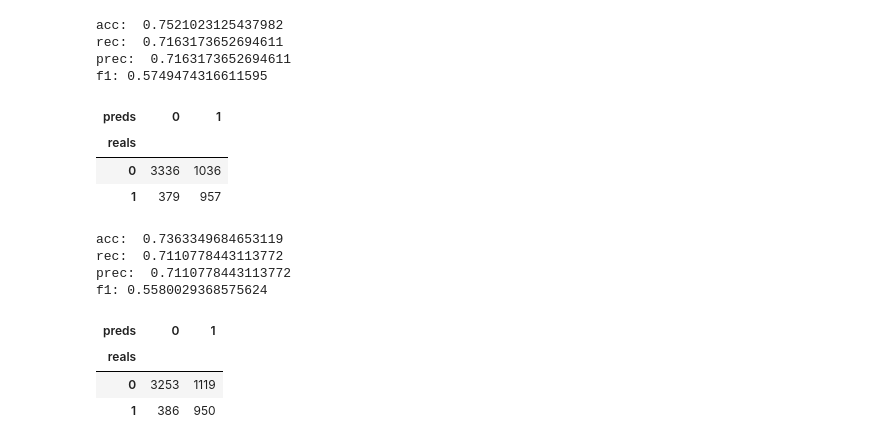
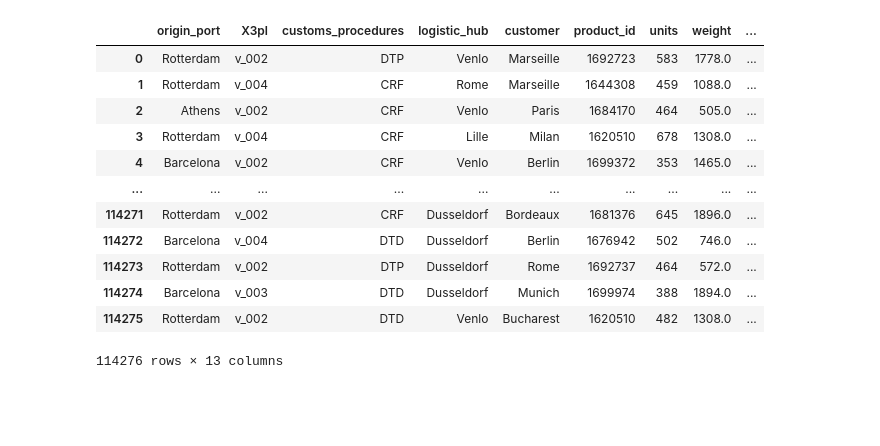
Before and after one commit to waze96/SupplyChainResilience-Datathon-2022-UPC, a Jupyter notebook: Models/ML_models.ipynb, the cells around one changed output. Cells and saved outputs as stored; diff of their text form; code cells hidden in the pictures; blank space fills up the shorter version.

```diff
--- a/Models/ML_models.ipynb
+++ b/Models/ML_models.ipynb
@@ -79,24 +0,0 @@ resultats1={}
-# %%
-resultats1['RandomForestClassifier']=classificacio(GradientBoostingClassifier())
-pd.crosstab(resultats1['RandomForestClassifier'][0],resultats1['RandomForestClassifier'][1])
-# %% [output]
-acc:  0.7521023125437982
-rec:  0.7163173652694611
-prec:  0.7163173652694611
-f1: 0.5749474316611595
-| preds | 0 | 1 |
-| reals |  |  |
-| 0 | 3336 | 1036 |
-| 1 | 379 | 957 |
-# %%
-resultats1['AdaBoostClassifier']=classificacio(AdaBoostClassifier())
-pd.crosstab(resultats1['AdaBoostClassifier'][0],resultats1['AdaBoostClassifier'][1])
-# %% [output]
-acc:  0.7363349684653119
-rec:  0.7110778443113772
-prec:  0.7110778443113772
-f1: 0.5580029368575624
-| preds | 0 | 1 |
-| reals |  |  |
-| 0 | 3253 | 1119 |
-| 1 | 386 | 950 |
@@ -108,0 +6,17 @@ results_final_kaggle['late_order'] = results_kaggle
+# %%
+df = pd.read_csv('../JOINED_DATA/df_joined.csv')
+df.drop(['order_id'],axis=1)
+# %% [output]
+|  | origin_port | X3pl | customs_procedures | logistic_hub | customer | product_id | units | weight | ... |
+| 0 | Rotterdam | v_002 | DTP | Venlo | Marseille | 1692723 | 583 | 1778.0 | ... |
+| 1 | Rotterdam | v_004 | CRF | Rome | Marseille | 1644308 | 459 | 1088.0 | ... |
+| 2 | Athens | v_002 | CRF | Venlo | Paris | 1684170 | 464 | 505.0 | ... |
+| 3 | Rotterdam | v_004 | CRF | Lille | Milan | 1620510 | 678 | 1308.0 | ... |
+| 4 | Barcelona | v_002 | CRF | Venlo | Berlin | 1699372 | 353 | 1465.0 | ... |
+| ... | ... | ... | ... | ... | ... | ... | ... | ... | ... |
+| 114271 | Rotterdam | v_002 | CRF | Dusseldorf | Bordeaux | 1681376 | 645 | 1896.0 | ... |
+| 114272 | Barcelona | v_004 | DTD | Dusseldorf | Berlin | 1676942 | 502 | 746.0 | ... |
+| 114273 | Rotterdam | v_002 | DTP | Dusseldorf | Rome | 1692737 | 464 | 572.0 | ... |
+| 114274 | Barcelona | v_003 | DTD | Dusseldorf | Munich | 1699974 | 388 | 1894.0 | ... |
+| 114275 | Rotterdam | v_002 | DTD | Venlo | Bucharest | 1620510 | 482 | 1308.0 | ... |
+114276 rows × 13 columns
```
Also changed, not shown: parts of 20 cells of this notebook, 1 other file.
